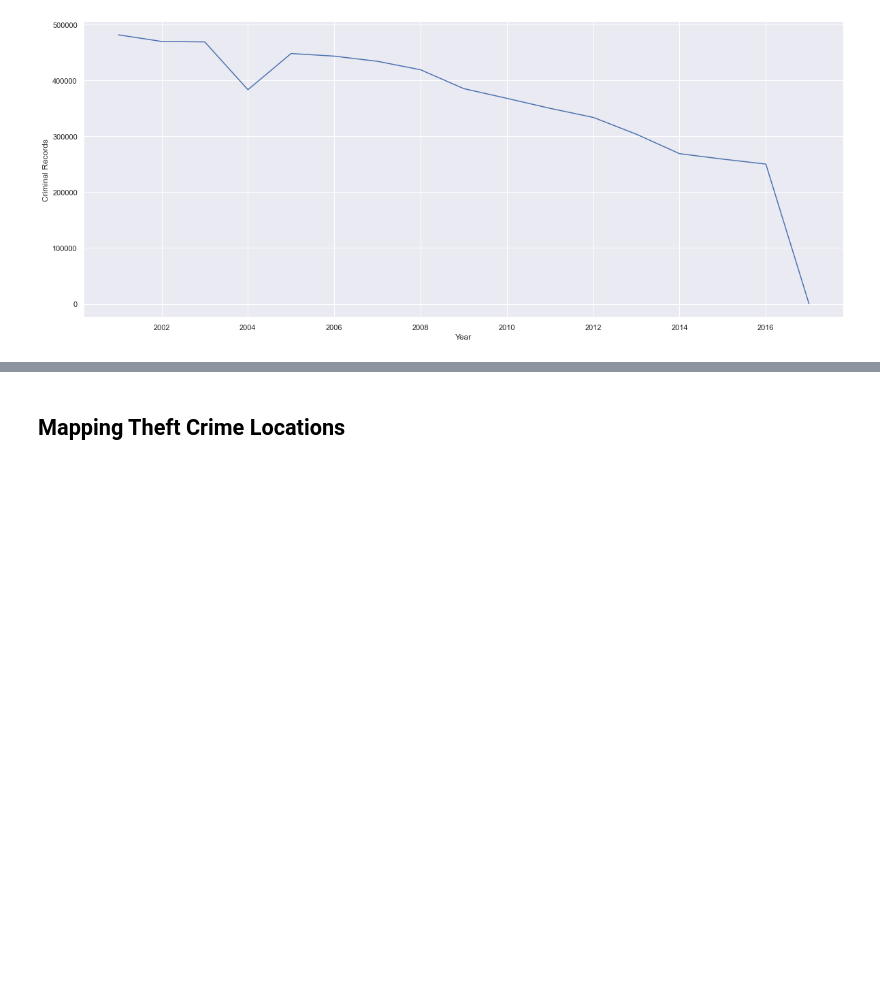
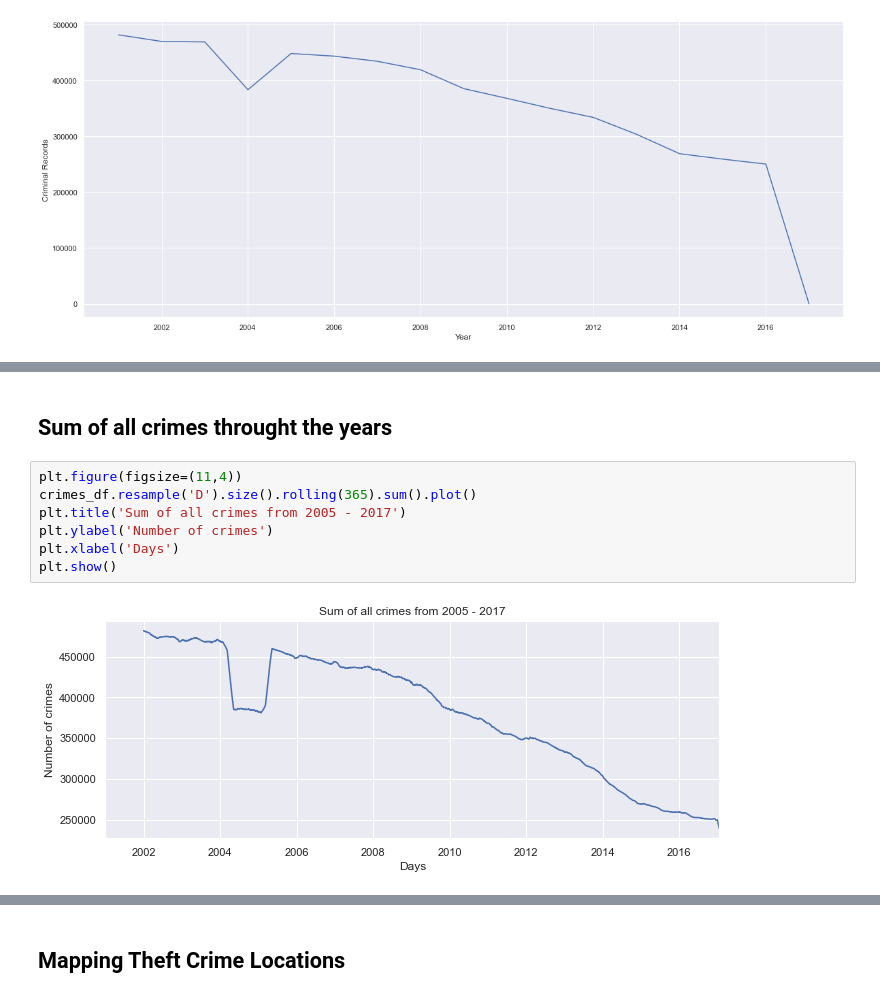
Before and after one commit to nafisa-samia/Analysis-of-Crimes-in-Chicago, a Jupyter notebook: Crimes-in-Chicago-visualization.ipynb, the cells around one changed output, grey strips where cells are left out. Cells and saved outputs as stored; diff of their text form; blank space fills up the shorter version.

```diff
--- a/Crimes-in-Chicago-visualization.ipynb
+++ b/Crimes-in-Chicago-visualization.ipynb
@@ -653,0 +680,11 @@ plt.show()
+# %% [markdown]
+## Sum of all crimes throught the years
+# %%
+plt.figure(figsize=(11,4))
+crimes_df.resample('D').size().rolling(365).sum().plot()
+plt.title('Sum of all crimes from 2005 - 2017')
+plt.ylabel('Number of crimes')
+plt.xlabel('Days')
+plt.show()
+# %% [output]
+[figure, added]
```
Also changed, not shown: parts of 16 cells of this notebook.
